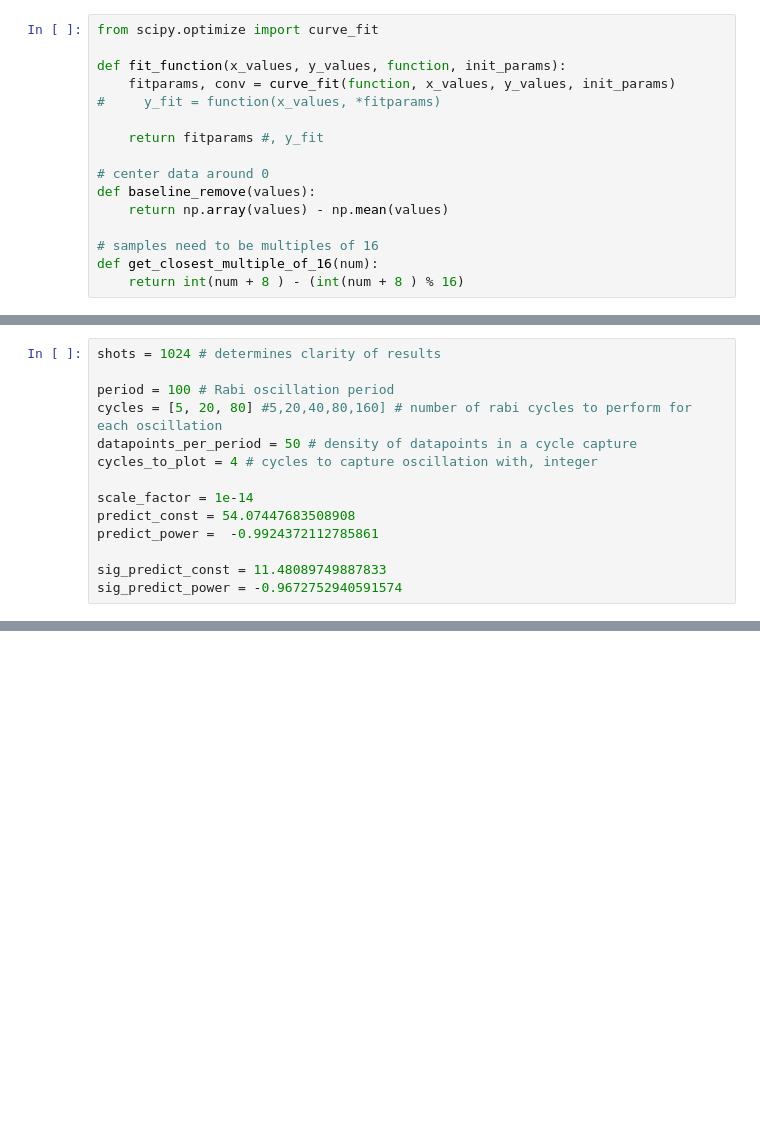
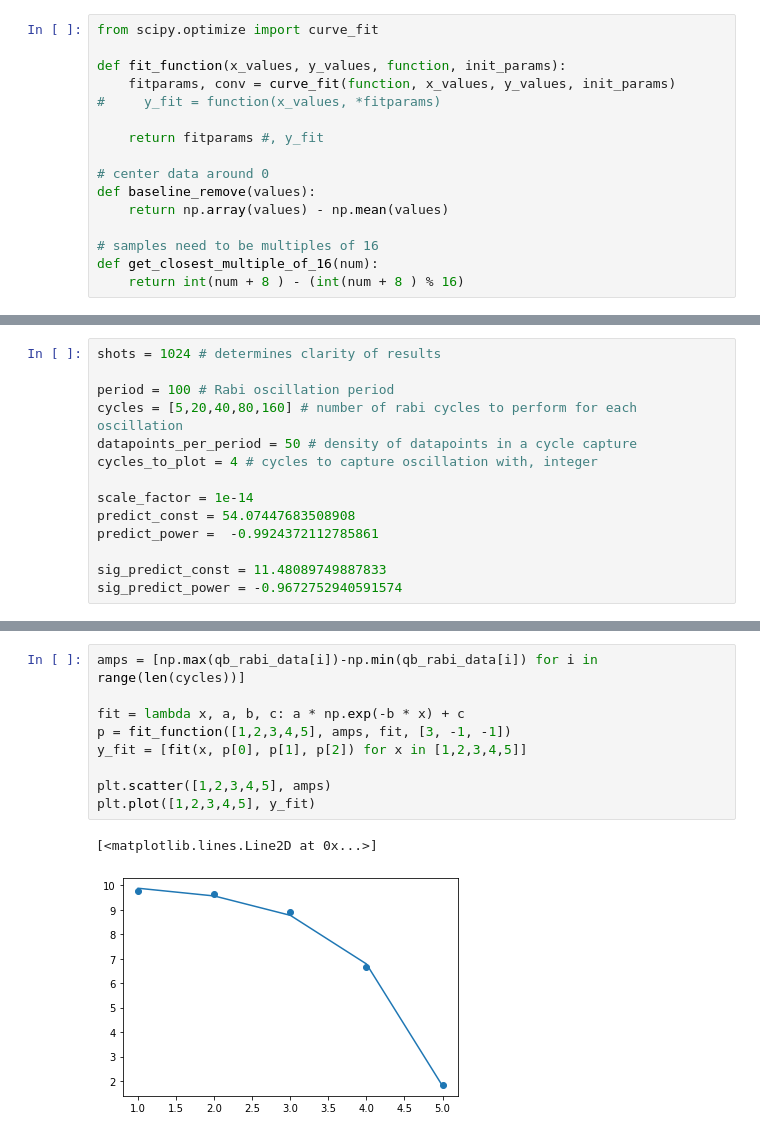
Before and after one commit to noahberthusen/Benewop-benchmarking, a Jupyter notebook: Benewop.ipynb, the cells around one changed output, grey strips where cells are left out. Drawn from its saved outputs; the diff is of its cells as text; blank space fills up the shorter version.

```diff
--- a/Benewop.ipynb
+++ b/Benewop.ipynb
@@ -81,7 +81,7 @@ Qubit 0 has a
 shots = 1024 # determines clarity of results
 
 period = 100 # Rabi oscillation period
-cycles = [5, 20, 80] #5,20,40,80,160] # number of rabi cycles to perform for each oscillation
+cycles = [5,20,40,80,160] # number of rabi cycles to perform for each oscillation
 datapoints_per_period = 50 # density of datapoints in a cycle capture
 cycles_to_plot = 4 # cycles to capture oscillation with, integer
 
@@ -218,0 +276,12 @@ for i in range(len(cycles)):
+# %%
+amps = [np.max(qb_rabi_data[i])-np.min(qb_rabi_data[i]) for i in range(len(cycles))]
+
+fit = lambda x, a, b, c: a * np.exp(-b * x) + c
+p = fit_function([1,2,3,4,5], amps, fit, [3, -1, -1])
+y_fit = [fit(x, p[0], p[1], p[2]) for x in [1,2,3,4,5]]
+
+plt.scatter([1,2,3,4,5], amps)
+plt.plot([1,2,3,4,5], y_fit)
+# %% [output]
+[<matplotlib.lines.Line2D at 0x...>]
+[figure, added]
```
Also changed, not shown: parts of 11 cells of this notebook, 2 other files.
